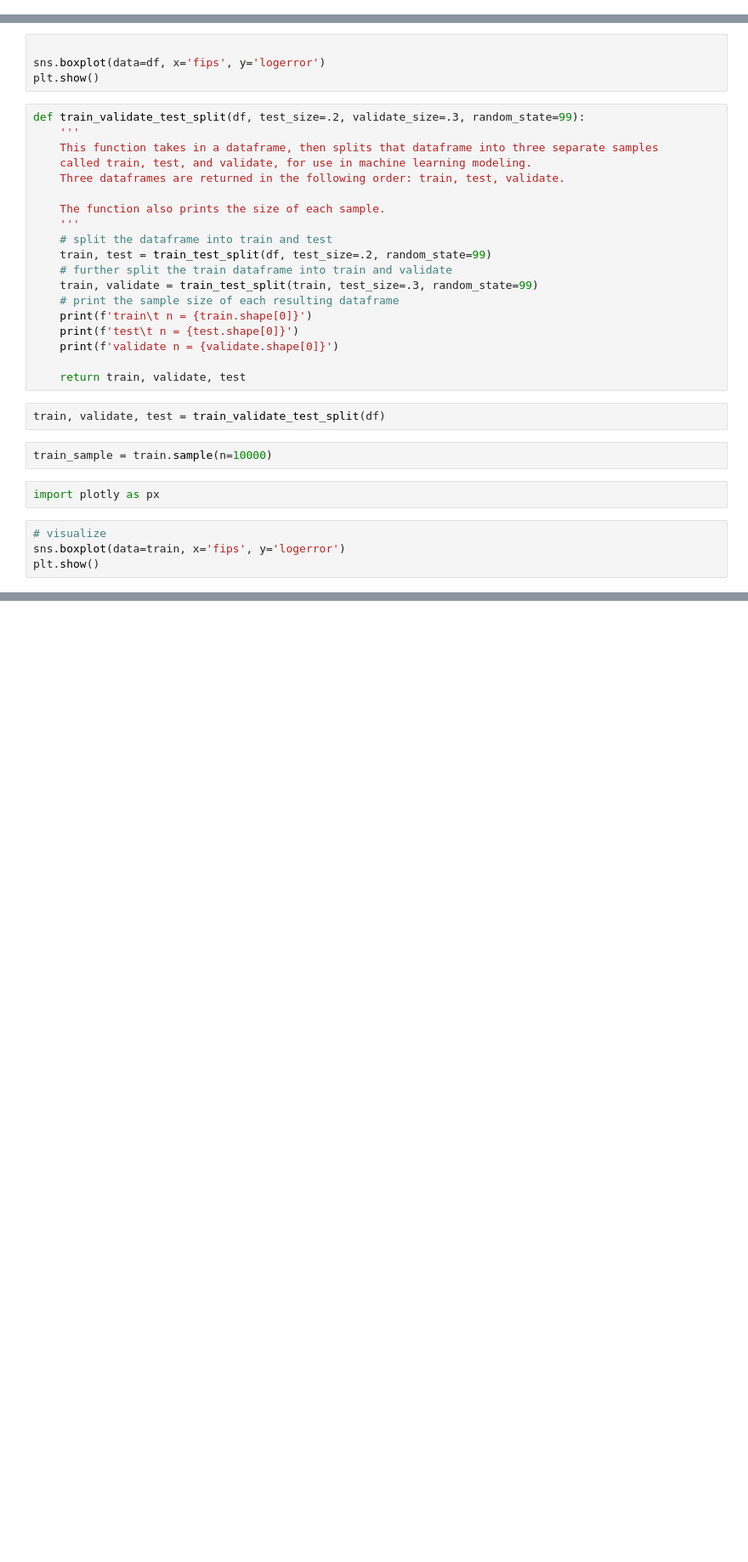
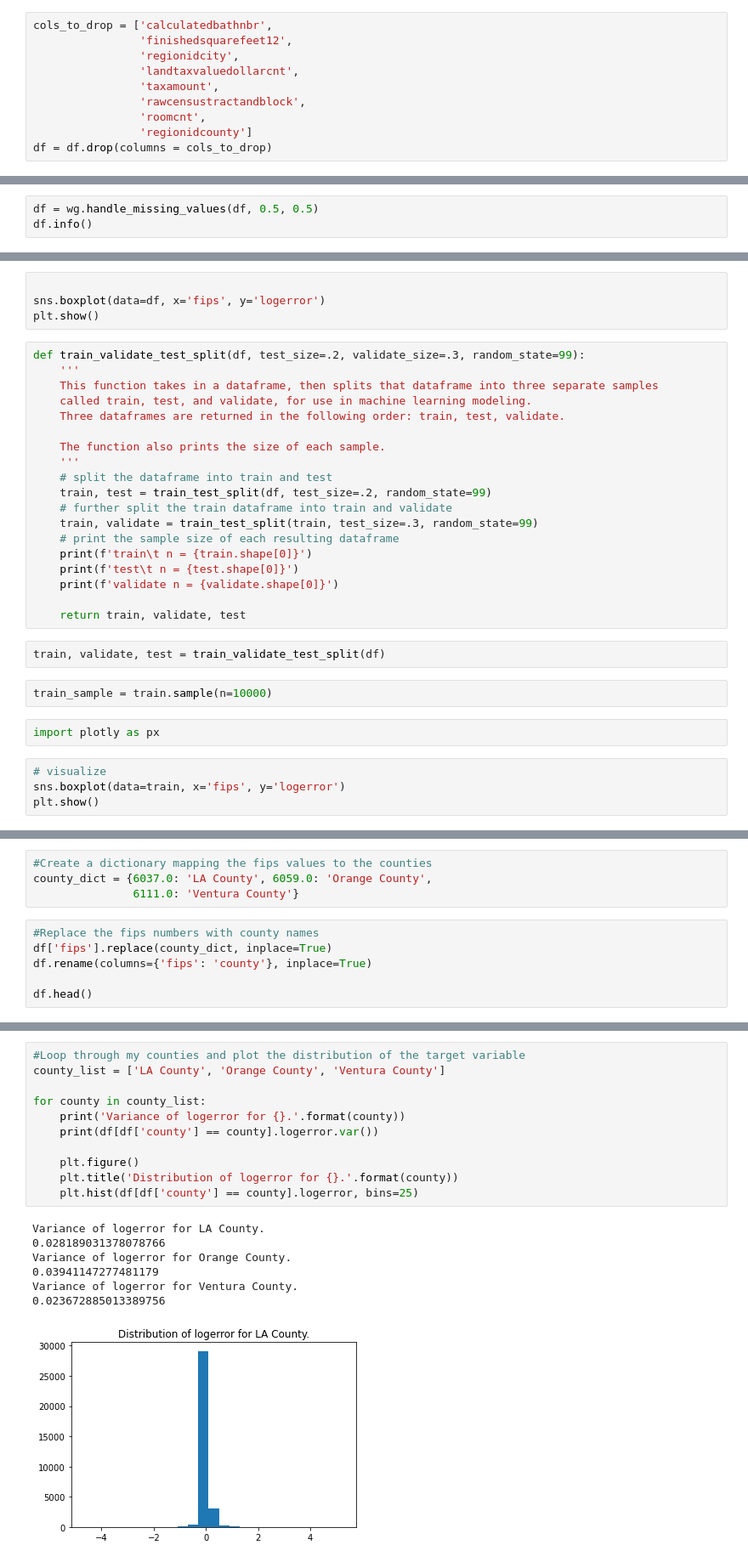
Before and after one commit to DanielFordHUB/clustering-exercises, a Jupyter notebook: explore_zillow.ipynb, the cells around one changed output, grey strips where cells are left out. Shown at 85% size. Drawn from its saved outputs; the diff is of its cells as text; blank space fills up the shorter version.

```diff
--- a/explore_zillow.ipynb
+++ b/explore_zillow.ipynb
@@ -36,0 +97,10 @@ max                     NaN                        NaN
+# %%
+cols_to_drop = ['calculatedbathnbr',
+                'finishedsquarefeet12',
+                'regionidcity',
+                'landtaxvaluedollarcnt',
+                'taxamount',
+                'rawcensustractandblock',
+                'roomcnt',
+                'regionidcounty']
+df = df.drop(columns = cols_to_drop)
@@ -36,0 +109,3 @@ max                     NaN                        NaN
+# %%
+df = wg.handle_missing_values(df, 0.5, 0.5)
+df.info()
@@ -69,0 +192,10 @@ plt.show()
+# %%
+#Create a dictionary mapping the fips values to the counties
+county_dict = {6037.0: 'LA County', 6059.0: 'Orange County',
+               6111.0: 'Ventura County'}
+# %%
+#Replace the fips numbers with county names
+df['fips'].replace(county_dict, inplace=True)
+df.rename(columns={'fips': 'county'}, inplace=True)
+
+df.head()
@@ -69,0 +210,19 @@ plt.show()
+# %%
+#Loop through my counties and plot the distribution of the target variable
+county_list = ['LA County', 'Orange County', 'Ventura County']
+
+for county in county_list:
+    print('Variance of logerror for {}.'.format(county))
+    print(df[df['county'] == county].logerror.var())
+
+    plt.figure()
+    plt.title('Distribution of logerror for {}.'.format(county))
+    plt.hist(df[df['county'] == county].logerror, bins=25)
+# %% [output]
+Variance of logerror for LA County.
+0.028189031378078766
+Variance of logerror for Orange County.
+0.03941147277481179
+Variance of logerror for Ventura County.
+0.023672885013389756
+[figure, added]
```
Also changed, not shown: parts of 22 cells of this notebook, 2 other files.
